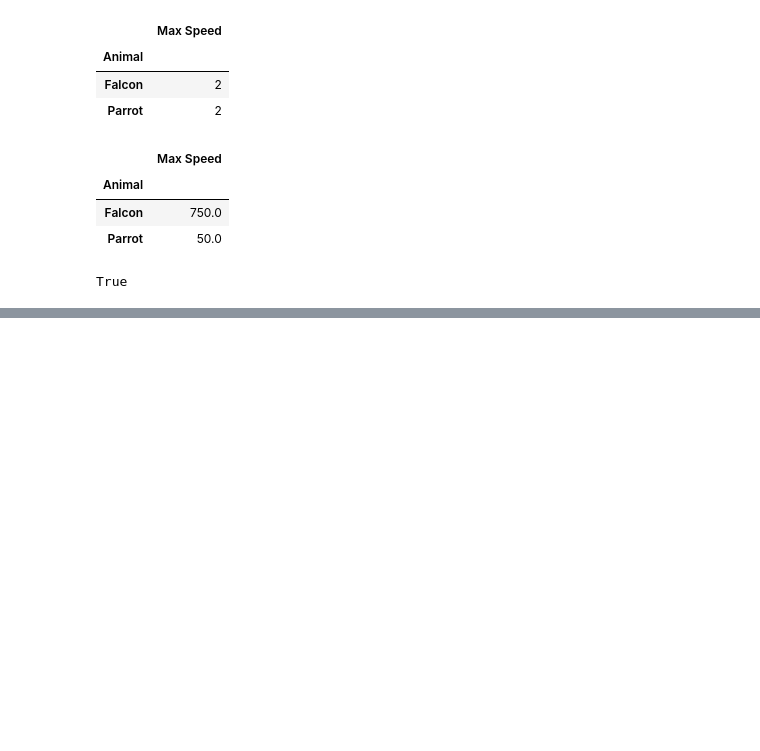
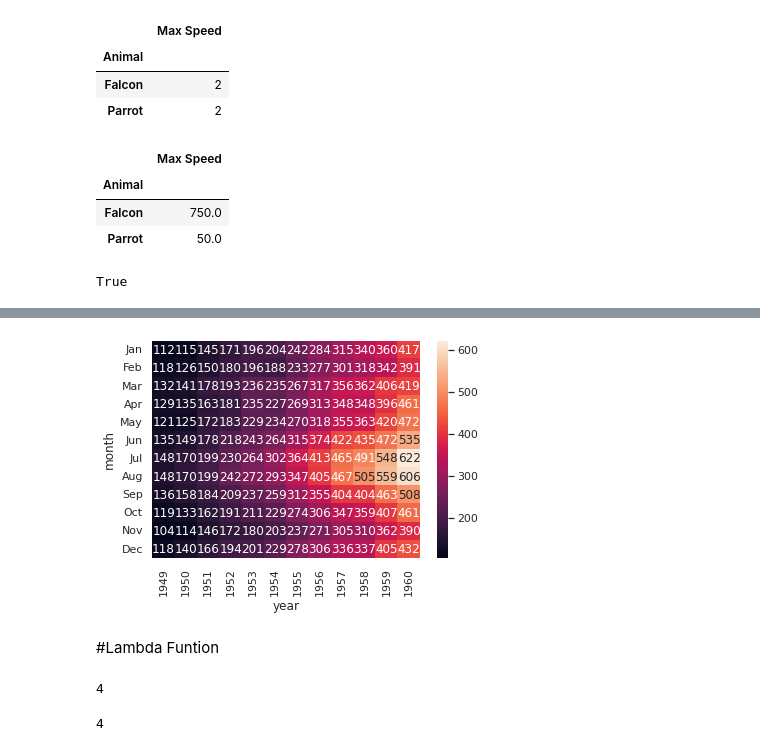
Before and after one commit to AlvisSu/20220702-python-lesson, a Jupyter notebook: 20220820.ipynb, the cells around one changed output, grey strips where cells are left out. Saved outputs shown, nothing was run; the diff lists cells and outputs as text; code cells hidden in the pictures; blank space fills up the shorter version.

```diff
--- a/20220820.ipynb
+++ b/20220820.ipynb
@@ -608,0 +1189,6 @@ True
+# %%
+ax = sns.heatmap(flights, annot=True, fmt="d")
+# %% [output]
+[figure, added]
+# %% [markdown]
+#Lambda Funtion
@@ -608,0 +1198,4 @@ True
+# %%
+square(2)
+# %% [output]
+4
@@ -608,0 +1204,4 @@ True
+# %%
+square2(2)
+# %% [output]
+4
```
Also changed, not shown: parts of 82 cells of this notebook.
